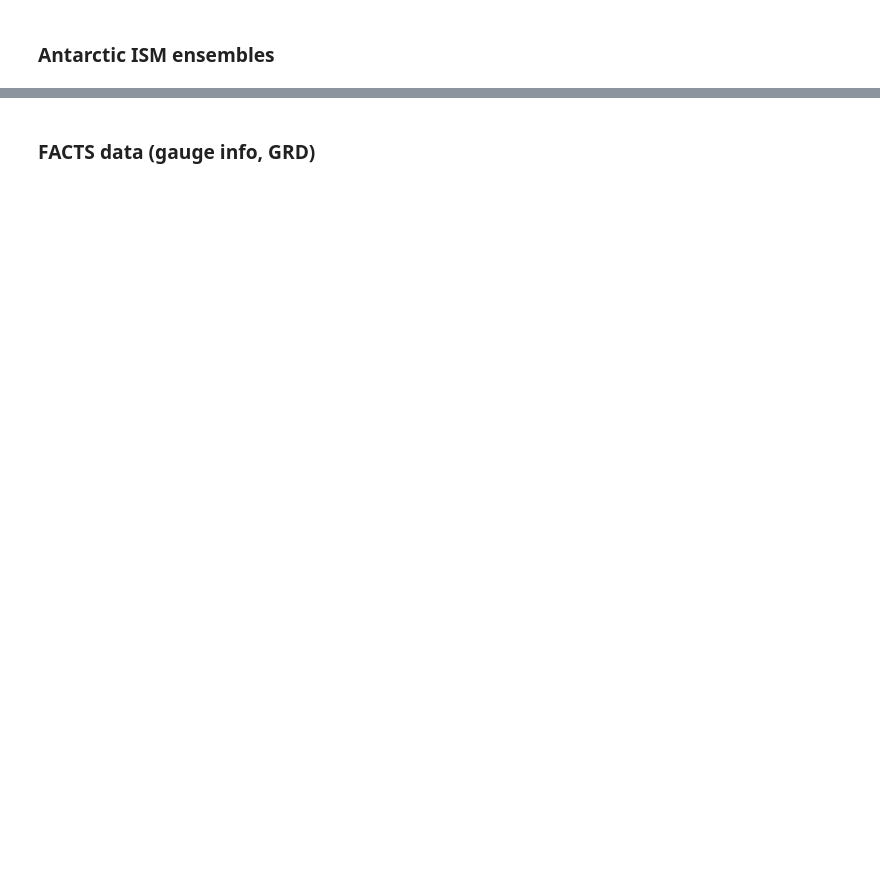
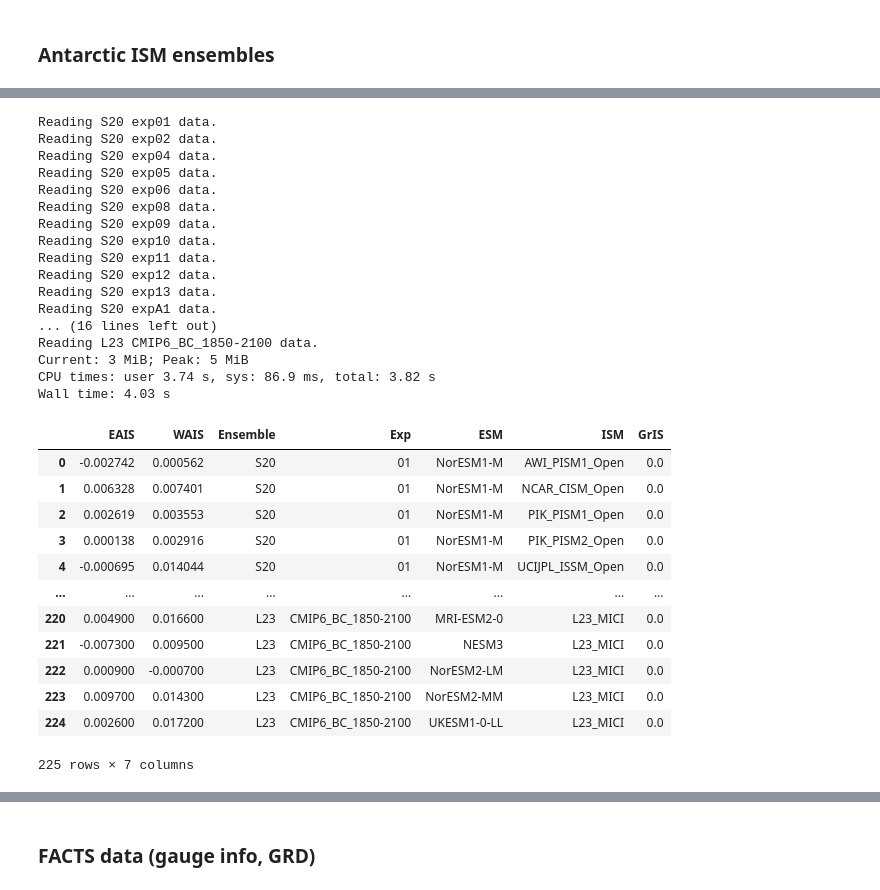
Before and after one commit to grandey/d23b-ice-dependence, a Jupyter notebook: test_d23b.ipynb, the cells around one changed output, grey strips where cells are left out. Drawn from its saved outputs; the diff is of its cells as text; code cells hidden in the pictures; blank space fills up the shorter version.

```diff
--- a/test_d23b.ipynb
+++ b/test_d23b.ipynb
@@ -107,6 +124,42 @@ Wall time: 4.18 s
 | 223 | 0.067500 | 0.075000 | L23 | CMIP6_BC_1850-2100 | NorESM2-MM | L23_MICI | 0.0 |
 | 224 | 0.313300 | 0.193900 | L23 | CMIP6_BC_1850-2100 | UKESM1-0-LL | L23_MICI | 0.0 |
 225 rows × 7 columns
+# %%
+%%time
+ism_2050_df = d23b.read_ism_ensemble_data(target_year=2050)
+_ = print_memory()
+ism_2050_df
+# %% [output]
+Reading S20 exp01 data.
+Reading S20 exp02 data.
+Reading S20 exp04 data.
+Reading S20 exp05 data.
+Reading S20 exp06 data.
+Reading S20 exp08 data.
+Reading S20 exp09 data.
+Reading S20 exp10 data.
+Reading S20 exp11 data.
+Reading S20 exp12 data.
+Reading S20 exp13 data.
+Reading S20 expA1 data.
+... (16 lines left out)
+Reading L23 CMIP6_BC_1850-2100 data.
+Current: 3 MiB; Peak: 5 MiB
+CPU times: user 3.74 s, sys: 86.9 ms, total: 3.82 s
+Wall time: 4.03 s
+|  | EAIS | WAIS | Ensemble | Exp | ESM | ISM | GrIS |
+| 0 | -0.002742 | 0.000562 | S20 | 01 | NorESM1-M | AWI_PISM1_Open | 0.0 |
+| 1 | 0.006328 | 0.007401 | S20 | 01 | NorESM1-M | NCAR_CISM_Open | 0.0 |
+| 2 | 0.002619 | 0.003553 | S20 | 01 | NorESM1-M | PIK_PISM1_Open | 0.0 |
+| 3 | 0.000138 | 0.002916 | S20 | 01 | NorESM1-M | PIK_PISM2_Open | 0.0 |
+| 4 | -0.000695 | 0.014044 | S20 | 01 | NorESM1-M | UCIJPL_ISSM_Open | 0.0 |
+| ... | ... | ... | ... | ... | ... | ... | ... |
+| 220 | 0.004900 | 0.016600 | L23 | CMIP6_BC_1850-2100 | MRI-ESM2-0 | L23_MICI | 0.0 |
+| 221 | -0.007300 | 0.009500 | L23 | CMIP6_BC_1850-2100 | NESM3 | L23_MICI | 0.0 |
+| 222 | 0.000900 | -0.000700 | L23 | CMIP6_BC_1850-2100 | NorESM2-LM | L23_MICI | 0.0 |
+| 223 | 0.009700 | 0.014300 | L23 | CMIP6_BC_1850-2100 | NorESM2-MM | L23_MICI | 0.0 |
+| 224 | 0.002600 | 0.017200 | L23 | CMIP6_BC_1850-2100 | UKESM1-0-LL | L23_MICI | 0.0 |
+225 rows × 7 columns
 # %%
 %%time
 ism_corr_df = d23b.get_ism_corr_df()
```
Also changed, not shown: parts of 28 cells of this notebook, 2 other files.
